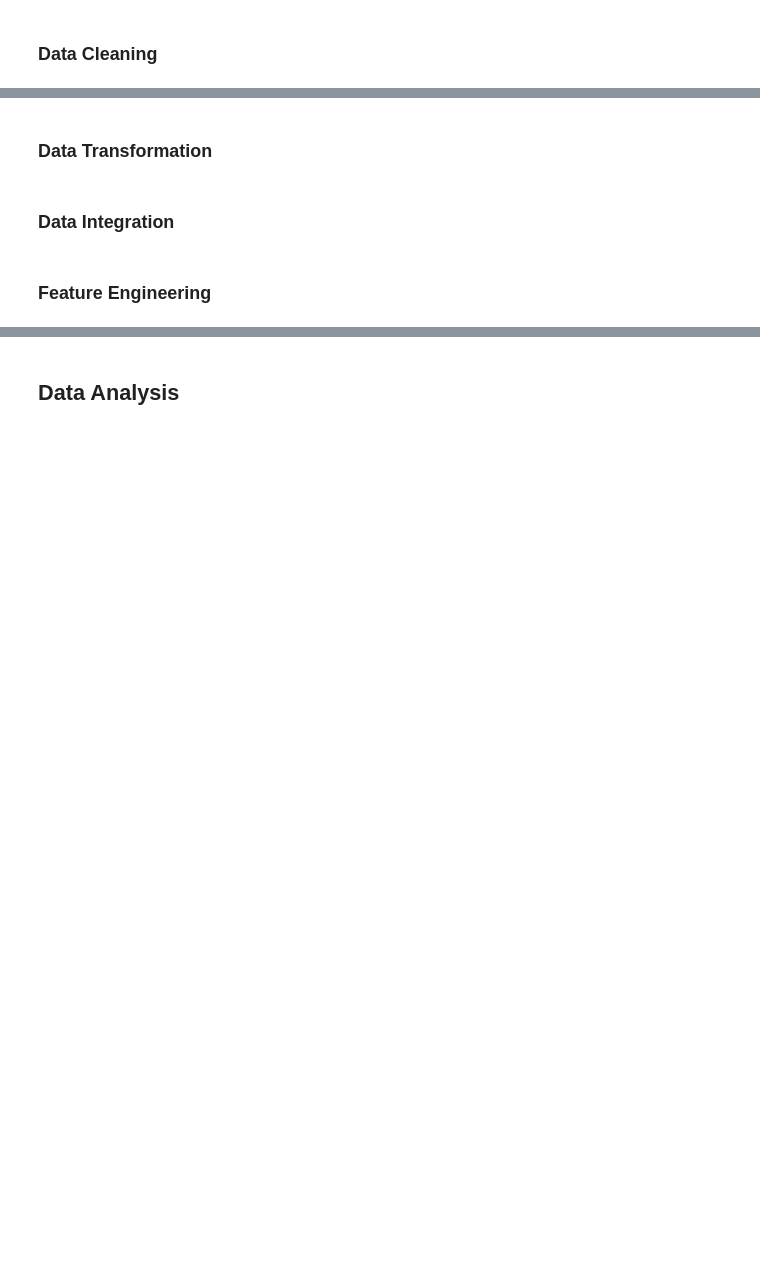
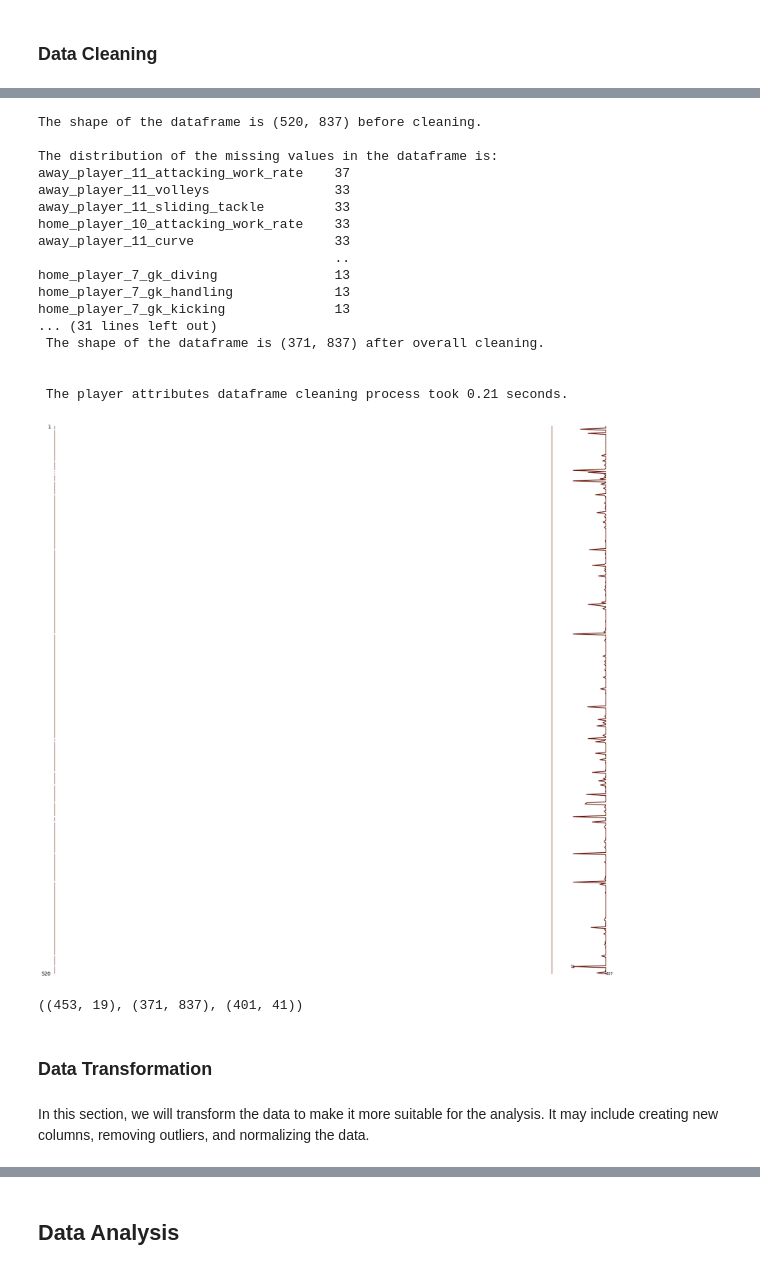
Before and after one commit to arditluzi1/DoppExercise2, a Jupyter notebook: notebooks/match_outcome.ipynb, the cells around one changed output, grey strips where cells are left out. Saved outputs shown, nothing was run; the diff lists cells and outputs as text; code cells hidden in the pictures; blank space fills up the shorter version.

```diff
--- a/notebooks/match_outcome.ipynb
+++ b/notebooks/match_outcome.ipynb
@@ -242,7 +247,7 @@ def get_player_features(df: pd.DataFrame, player_attributes: pd.DataFrame):
 
     Roadmap
     -------
-    1. Get the match id, home team id, away team id, league id and date
+    1. Get the match id, home team id, away team id and date
     2. Get the result of the match
     3. Create an empty dataframe to store the player features
     4. For each player in the home team, get the player attributes for the last match
@@ -262,19 +267,19 @@ def get_player_features(df: pd.DataFrame, player_attributes: pd.DataFrame):
         A dataframe with the player features
     """
     # get the match id, home team id, away team id, league id and date
-    match_id = df['match_api_id']
     home_team_id = df['home_team_api_id']
     away_team_id = df['away_team_api_id']
     date = df['date']
     # get the result of the match
-    match_outcome = get_match_outcome(df)
+    outcome = get_match_outcome(df)
 
     # create an empty dataframe to store the player features
     features = pd.DataFrame()
     # for each player in the home team, get the player attributes for the last match
-    for i in range(1, 2):
+    for i in range(1, 12):
         # get the player id
         player_id = df[f'home_player_{i}']
+
         # get the player attributes for the last match
         attributes = player_attributes[player_attributes.player_api_id == player_id]
         current_attributes = attributes[attributes.date < date].sort_values(by='date', ascending=False)[:1]
@@ -292,12 +297,14 @@ def get_player_features(df: pd.DataFrame, player_attributes: pd.DataFrame):
                     name = f'home_player_{i}_{col}'
                     features.loc[0, name] = np.nan
     # for each player in the away team, get the player attributes for the last match
-    for i in range(1, 2):
+    for i in range(1, 12):
         # get the player id
         player_id = df[f'away_player_{i}']
+
         # get the player attributes for the last match
         attributes = player_attributes[player_attributes.player_api_id == player_id]
         current_attributes = attributes[attributes.date < date].sort_values(by='date', ascending=False)[:1]
+
         if not current_attributes.empty:
             # add the player attributes to the dataframe with suffix starting with 'away_player_{i}_'
             for col in current_attributes.columns:
@@ -311,13 +318,8 @@ def get_player_features(df: pd.DataFrame, player_attributes: pd.DataFrame):
                     name = f'away_player_{i}_{col}'
                     features.loc[0, name] = np.nan
 
-    # collect all the attributes in a dataframe with the match id, home team id, away team id, league id, date and match outcome
-    features.loc[0, 'match_api_id'] = match_id
-    features.loc[0, 'home_team_api_id'] = home_team_id
-    features.loc[0, 'away_team_api_id'] = away_team_id
-    features.loc[0, 'league_id'] = df['league_id']
-    features.loc[0, 'date'] = date
-    features.loc[0, 'match_outcome'] = match_outcome
+    # collect all the attributes in a dataframe with the match outcome
+    features.loc[0, 'outcome'] = outcome
 
     features.reset_index(drop=True, inplace=True)
 
@@ -489,5 +484,8 @@ memory usage: 150.3+ KB
 # %%
+start = time()
 # get player attributes for the matches
 mf_player = matches.apply(get_player_features, axis=1, args=(player_attributes,))
+end = time()
+print(f'Player attributes extracted in {round(end - start, 2)} seconds')
 mf_player.info()
 # %% [output]
@@ -588,6 +638,35 @@ dtype: int64
+# %%
+start = time()
+# clean the player attributes dataframe
+cln_player = data_cleaning(mf_player)
+end = time()
+print(f'\n The player attributes dataframe cleaning process took {round(end - start, 2)} seconds. \n')
+# %% [output]
+The shape of the dataframe is (520, 837) before cleaning.
+
+The distribution of the missing values in the dataframe is:
+away_player_11_attacking_work_rate    37
+away_player_11_volleys                33
+away_player_11_sliding_tackle         33
+home_player_10_attacking_work_rate    33
+away_player_11_curve                  33
+                                      ..
+home_player_7_gk_diving               13
+home_player_7_gk_handling             13
+home_player_7_gk_kicking              13
+... (31 lines left out)
+ The shape of the dataframe is (371, 837) after overall cleaning.
+
+
+ The player attributes dataframe cleaning process took 0.21 seconds.
+[figure, added]
+# %%
+# check the shape of the dataframes
+cln_betting.shape, cln_player.shape, cln_team.shape
+# %% [output]
+((453, 19), (371, 837), (401, 41))
 # %% [markdown]
 ### Data Transformation
-# %% [markdown]
-### Data Integration
-# %% [markdown]
-### Feature Engineering
+# %% [markdown]
+In this section, we will transform the data to make it more suitable for the analysis.
+It may include creating new columns, removing outliers, and normalizing the data.
```
Also changed, not shown: parts of 59 cells of this notebook, 2 other files.
